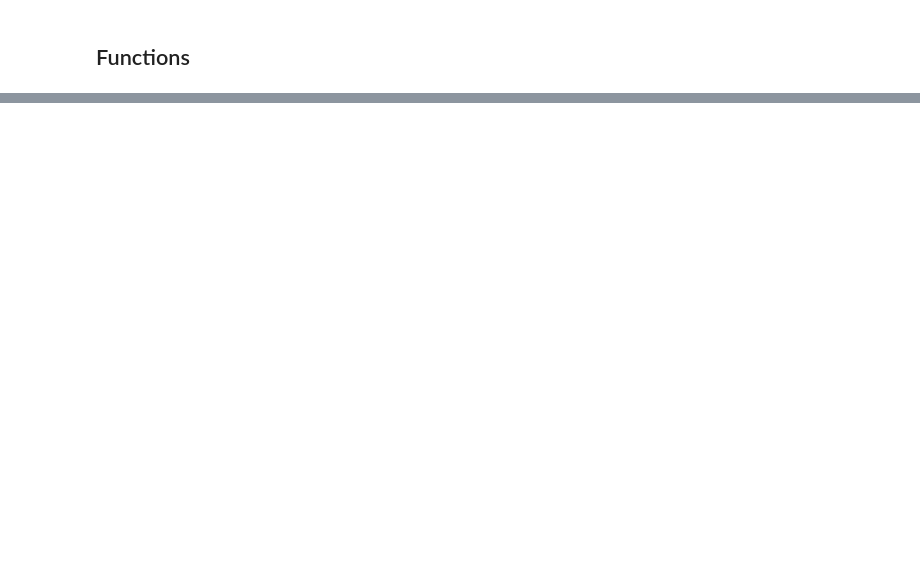
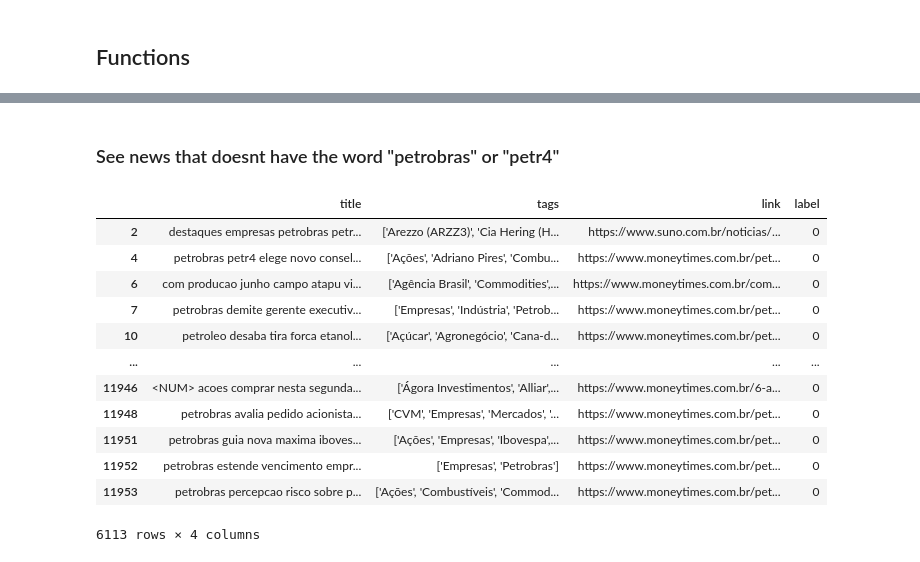
Before and after one commit to guico3lho/TCC_tags, a Jupyter notebook: pipeline/eda.ipynb, the cells around one changed output, grey strips where cells are left out. Saved outputs shown, nothing was run; the diff lists cells and outputs as text; code cells hidden in the pictures; blank space fills up the shorter version.

```diff
--- a/pipeline/eda.ipynb
+++ b/pipeline/eda.ipynb
@@ -36,0 +54,18 @@ plt.show()
+# %% [markdown]
+### See news that doesnt have the word "petrobras" or "petr4"
+# %%
+petr4
+# %% [output]
+|  | title | tags | link | label |
+| 2 | destaques empresas petrobras petr... | ['Arezzo (ARZZ3)', 'Cia Hering (H... | https://www.suno.com.br/noticias/... | 0 |
+| 4 | petrobras petr4 elege novo consel... | ['Ações', 'Adriano Pires', 'Combu... | https://www.moneytimes.com.br/pet... | 0 |
+| 6 | com producao junho campo atapu vi... | ['Agência Brasil', 'Commodities',... | https://www.moneytimes.com.br/com... | 0 |
+| 7 | petrobras demite gerente executiv... | ['Empresas', 'Indústria', 'Petrob... | https://www.moneytimes.com.br/pet... | 0 |
+| 10 | petroleo desaba tira forca etanol... | ['Açúcar', 'Agronegócio', 'Cana-d... | https://www.moneytimes.com.br/pet... | 0 |
+| ... | ... | ... | ... | ... |
+| 11946 | <NUM> acoes comprar nesta segunda... | ['Ágora Investimentos', 'Alliar',... | https://www.moneytimes.com.br/6-a... | 0 |
+| 11948 | petrobras avalia pedido acionista... | ['CVM', 'Empresas', 'Mercados', '... | https://www.moneytimes.com.br/pet... | 0 |
+| 11951 | petrobras guia nova maxima iboves... | ['Ações', 'Empresas', 'Ibovespa',... | https://www.moneytimes.com.br/pet... | 0 |
+| 11952 | petrobras estende vencimento empr... | ['Empresas', 'Petrobras'] | https://www.moneytimes.com.br/pet... | 0 |
+| 11953 | petrobras percepcao risco sobre p... | ['Ações', 'Combustíveis', 'Commod... | https://www.moneytimes.com.br/pet... | 0 |
+6113 rows × 4 columns
```
Also changed, not shown: parts of 19 cells of this notebook, 43 other files.
